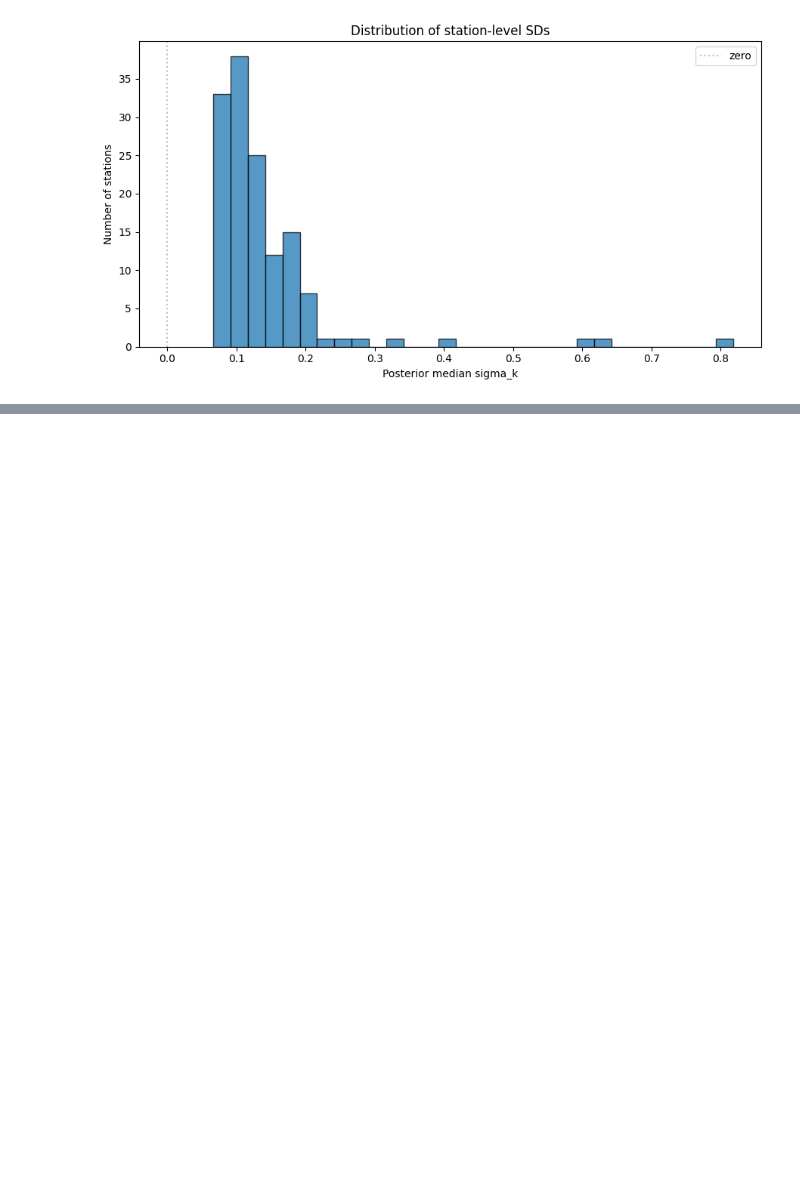
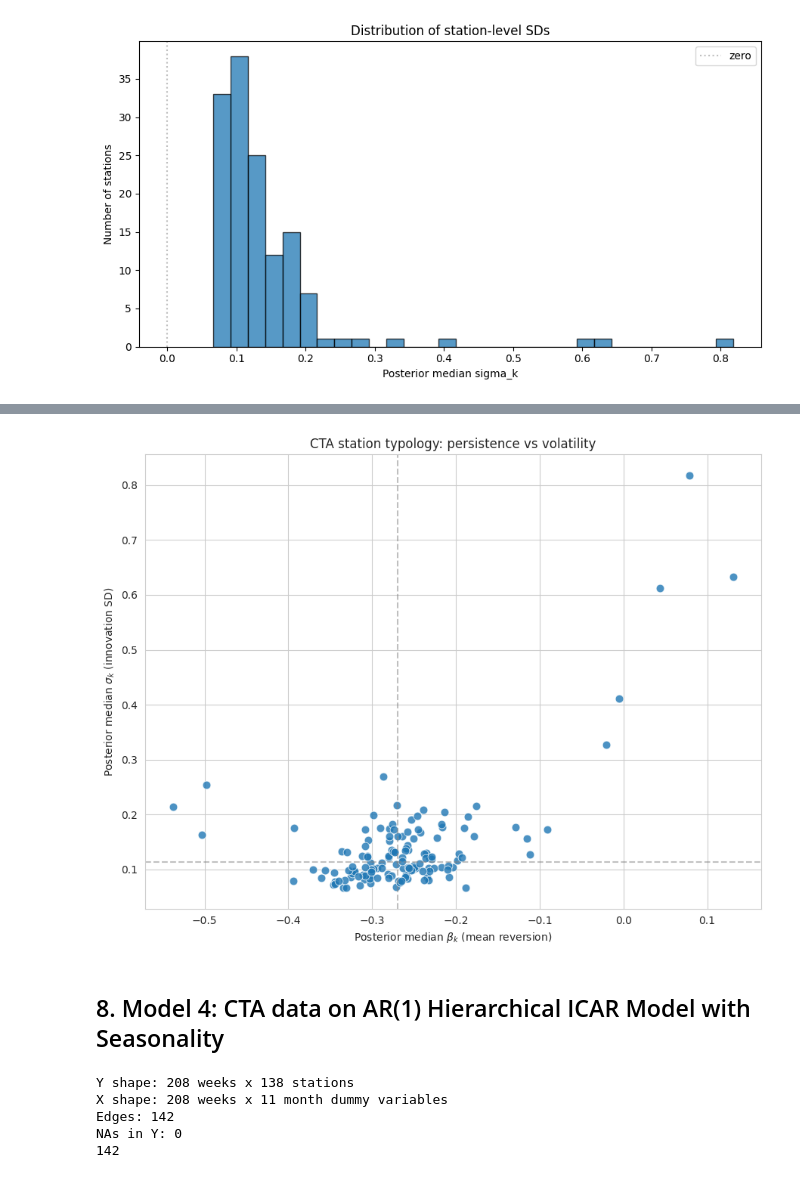
Before and after one commit to hatalan/sta720-project, a Jupyter notebook: notebooks/ar/ar.ipynb, the cells around one changed output, grey strips where cells are left out. Saved outputs shown, nothing was run; the diff lists cells and outputs as text; code cells hidden in the pictures; blank space fills up the shorter version.

```diff
--- a/notebooks/ar/ar.ipynb
+++ b/notebooks/ar/ar.ipynb
@@ -524,6 +547,8 @@ Rank-normalized split effective sample size satisfactory for all parameters.
 Rank-normalized split R-hat values satisfactory for all parameters.
 
 Processing complete, no problems detected.
+# %%
+ar_mod_cta_icar_post = from_csv('./ar_mod_cta_icar_output')
 # %%
 draws = ar_mod_cta_icar_post.stan_variables()
 draws_df = ar_mod_cta_icar_post.draws_pd()
@@ -582,16 +607,11 @@ plt.show()
 # %%
 station_id = cta_adj["station_id"]
 
-type(station_id)
-type(beta_median)
-
-station_df = pd.concat([station_id, pd.Series(beta_median, name='beta_median')], axis=1)
+station_df = pd.concat([station_id, pd.Series(beta_median, name='beta_median'), pd.Series(sigma_median, name='sigma_median')], axis=1)
 print(station_df)
 
-print(station_df.loc[df['beta_median'] > 0])
+station_select = station_df.loc[(station_df['beta_median'] < -0.325) & (station_df['beta_median'] > -0.45)]["station_id"]
+print(station_select)
 
-ar_mod_cta_icar_post.save_csvfiles(dir='./ar_mod_cta_icar_output')
-
-# from cmdstanpy import from_csv
-# fit = from_csv('./fit_output')
+lookup_station(station_select, station_lookup)
 # %% [output]
@@ -615,0 +652,28 @@ ar_mod_cta_icar_post.save_csvfiles(dir='./ar_mod_cta_icar_output')
+# %%
+# Plot
+sns.set_style('whitegrid')
+fig, ax = plt.subplots(figsize=(9, 7))
+
+sns.scatterplot(
+    data=station_df,
+    x='beta_median',
+    y='sigma_median',
+    s=60,
+    alpha=0.8,
+    ax=ax,
+)
+
+# Quadrant lines at the medians
+ax.axvline(station_df['beta_median'].median(), color='gray', linestyle='--', alpha=0.5)
+ax.axhline(station_df['sigma_median'].median(), color='gray', linestyle='--', alpha=0.5)
+
+ax.set_xlabel(r'Posterior median $\beta_k$ (mean reversion)')
+ax.set_ylabel(r'Posterior median $\sigma_k$ (innovation SD)')
+ax.set_title('CTA station typology: persistence vs volatility')
+
+plt.tight_layout()
+plt.show()
+# %% [output]
+[figure, added]
+# %% [markdown]
+## 8. Model 4: CTA data on AR(1) Hierarchical ICAR Model with Seasonality
@@ -615,0 +685,22 @@ ar_mod_cta_icar_post.save_csvfiles(dir='./ar_mod_cta_icar_output')
+# %%
+stan_data_cta_seas = {
+    "T": T_cta,
+    "K": K_cta,
+    "Y": Y_cta,
+    "P": P_cta,
+    "X": X_cta,
+    "N_edges": N_edges_cta,
+    "node1": node1_cta,
+    "node2": node2_cta,
+}
+
+print(f"Y shape: {T_cta} weeks x {K_cta} stations")
+print(f"X shape: {T_cta} weeks x {P_cta} month dummy variables")
+print(f"Edges: {N_edges_cta}")
+print(f"NAs in Y: {np.isnan(Y_cta).sum()}")
+# %% [output]
+Y shape: 208 weeks x 138 stations
+X shape: 208 weeks x 11 month dummy variables
+Edges: 142
+NAs in Y: 0
+142
```
Also changed, not shown: parts of 21 cells of this notebook, 9 other files.
